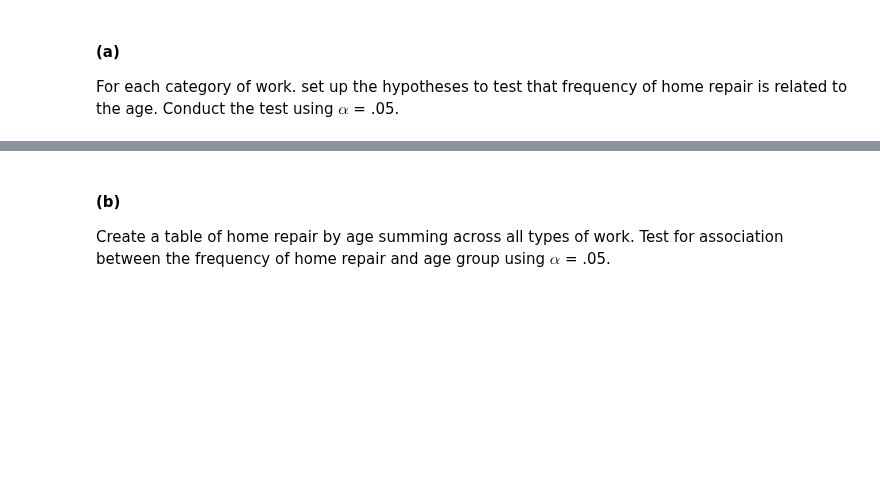
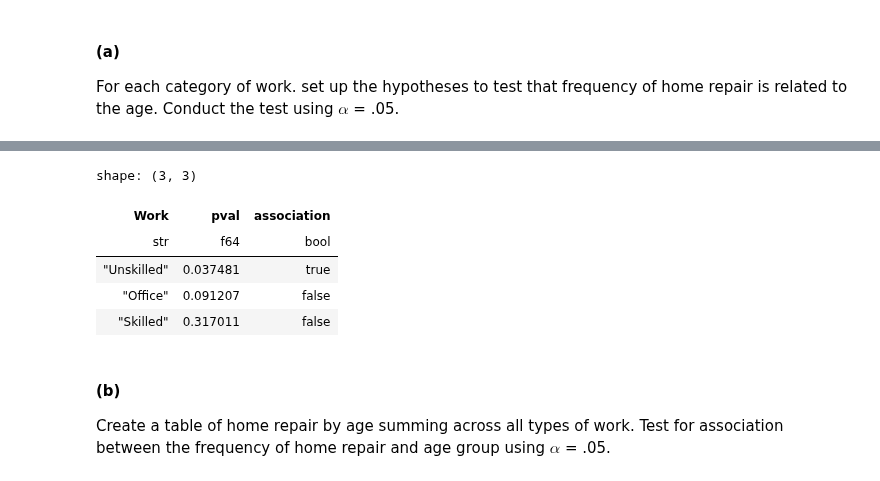
Before and after one commit to asterix314/SDAEI-Tamhane, a Jupyter notebook: ch09/ch09.ipynb, the cells around one changed output, grey strips where cells are left out. Cells and saved outputs as stored; diff of their text form; code cells hidden in the pictures; blank space fills up the shorter version.

```diff
--- a/ch09/ch09.ipynb
+++ b/ch09/ch09.ipynb
@@ -1345,3 +1364,25 @@ For each category of work. set up the hypotheses to test that frequency of home
+# %%
+α = .05
+(
+    data
+    .group_by('Work')
+    .agg(
+        table=pl.concat_list('<30', '31-45', '46+'))
+    .select(
+        'Work',
+        pval=col('table').map_elements(
+            lambda t: stats.chi2_contingency(t.to_list()).pvalue,
+            return_dtype=float))
+    .with_columns(
+        association=col('pval') < α)
+)
+# %% [output]
+shape: (3, 3)
+| Work | pval | association |
+| str | f64 | bool |
+| "Unskilled" | 0.037481 | true |
+| "Office" | 0.091207 | false |
+| "Skilled" | 0.317011 | false |
 # %% [markdown]
 #### (b)
 Create a table of home repair by age summing across all types of work. Test for association between the frequency of home repair and age group using $\alpha$ = .05.
```
Also changed, not shown: parts of 8 cells of this notebook.
